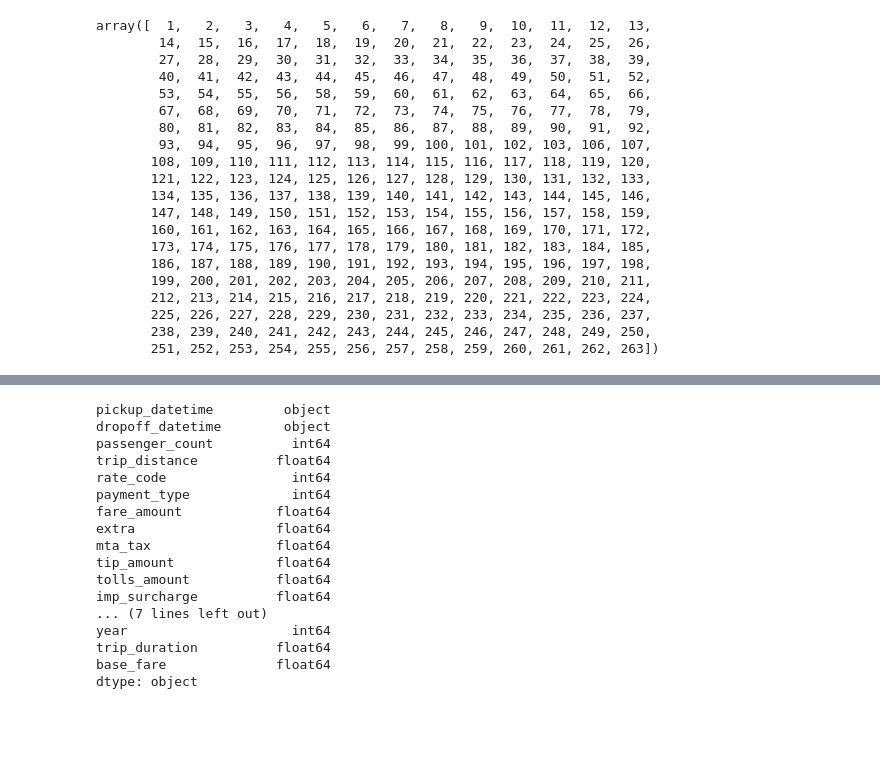
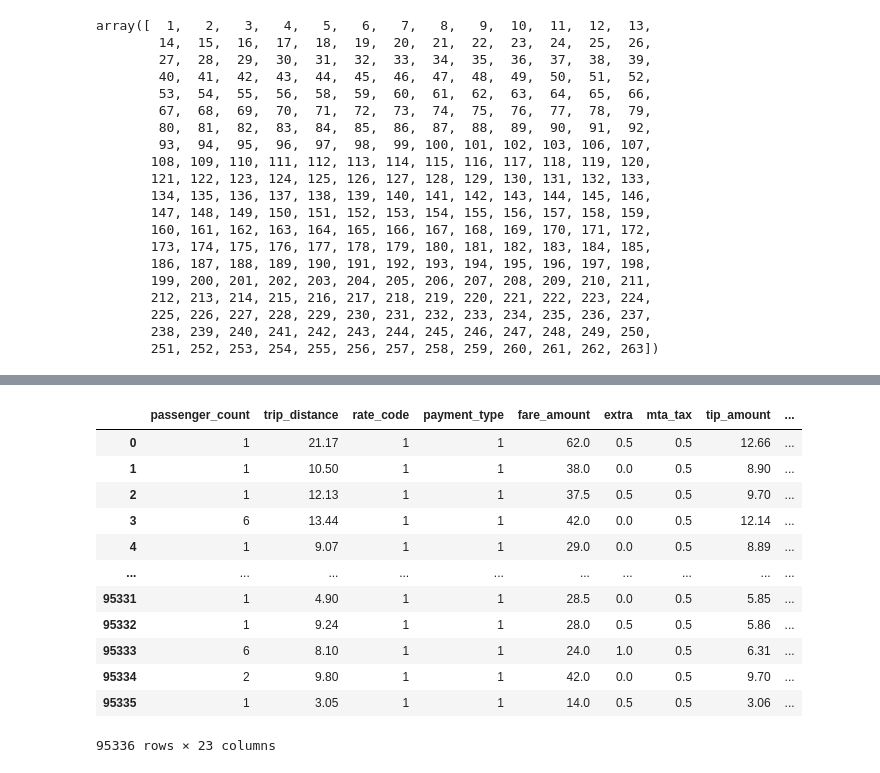
Before and after one commit to PranavBP/NYC-Taxi-Fare-Predictor, a Jupyter notebook: models/test.ipynb, the cells around one changed output, grey strips where cells are left out. Saved outputs shown, nothing was run; the diff lists cells and outputs as text; code cells hidden in the pictures; blank space fills up the shorter version.

```diff
--- a/models/test.ipynb
+++ b/models/test.ipynb
@@ -104,20 +89,18 @@ df
-# %%
-df.dtypes
-# %% [output]
-pickup_datetime         object
-dropoff_datetime        object
-passenger_count          int64
-trip_distance          float64
-rate_code                int64
-payment_type             int64
-fare_amount            float64
-extra                  float64
-mta_tax                float64
-tip_amount             float64
-tolls_amount           float64
-imp_surcharge          float64
-... (7 lines left out)
-year                     int64
-trip_duration          float64
-base_fare              float64
-dtype: object
+# %%
+df = df.sample(frac = 0.1, replace = False, random_state = 1)
+df = df.reset_index(drop = True)
+df
+# %% [output]
+|  | passenger_count | trip_distance | rate_code | payment_type | fare_amount | extra | mta_tax | tip_amount | ... |
+| 0 | 1 | 21.17 | 1 | 1 | 62.0 | 0.5 | 0.5 | 12.66 | ... |
+| 1 | 1 | 10.50 | 1 | 1 | 38.0 | 0.0 | 0.5 | 8.90 | ... |
+| 2 | 1 | 12.13 | 1 | 1 | 37.5 | 0.5 | 0.5 | 9.70 | ... |
+| 3 | 6 | 13.44 | 1 | 1 | 42.0 | 0.0 | 0.5 | 12.14 | ... |
+| 4 | 1 | 9.07 | 1 | 1 | 29.0 | 0.0 | 0.5 | 8.89 | ... |
+| ... | ... | ... | ... | ... | ... | ... | ... | ... | ... |
+| 95331 | 1 | 4.90 | 1 | 1 | 28.5 | 0.0 | 0.5 | 5.85 | ... |
+| 95332 | 1 | 9.24 | 1 | 1 | 28.0 | 0.5 | 0.5 | 5.86 | ... |
+| 95333 | 6 | 8.10 | 1 | 1 | 24.0 | 1.0 | 0.5 | 6.31 | ... |
+| 95334 | 2 | 9.80 | 1 | 1 | 42.0 | 0.0 | 0.5 | 9.70 | ... |
+| 95335 | 1 | 3.05 | 1 | 1 | 14.0 | 0.5 | 0.5 | 3.06 | ... |
+95336 rows × 23 columns
```
Also changed, not shown: parts of 4 cells of this notebook, 2 other files.
